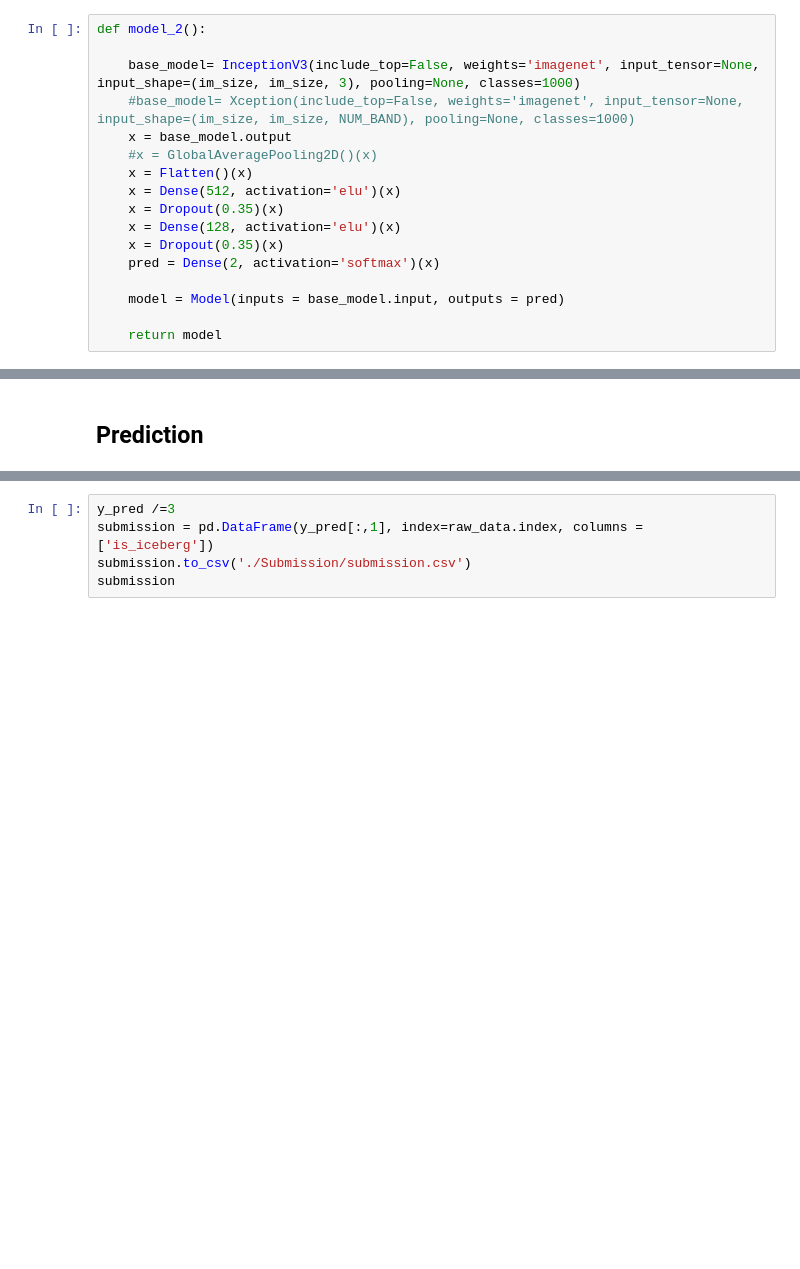
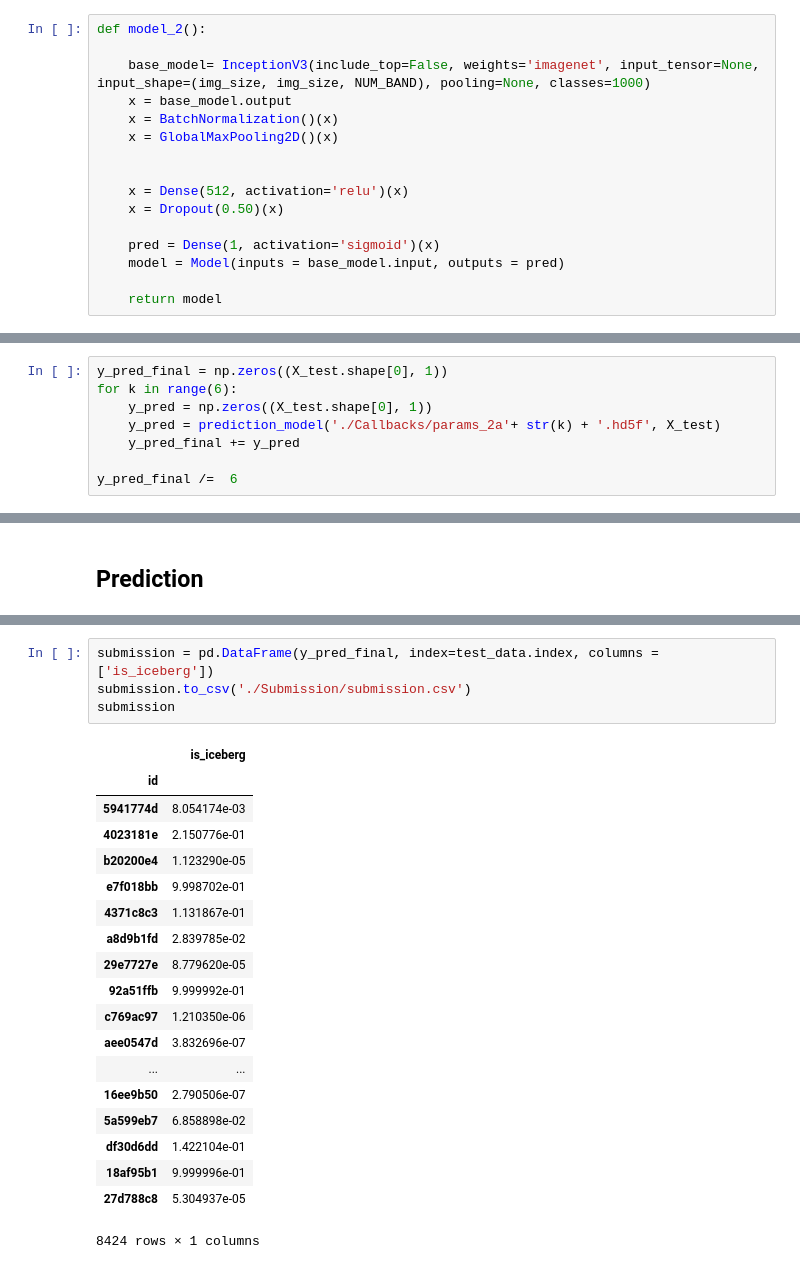
Before and after one commit to gimaik/Kaggle_Statoil_Iceberg_Recognition, a Jupyter notebook: Iceberg.ipynb, the cells around one changed output, grey strips where cells are left out. Drawn from its saved outputs; the diff is of its cells as text; blank space fills up the shorter version.

```diff
--- a/Iceberg.ipynb
+++ b/Iceberg.ipynb
@@ -146,17 +133,16 @@ def model_1():
 # %%
 def model_2():
 
-    base_model= InceptionV3(include_top=False, weights='imagenet', input_tensor=None, input_shape=(im_size, im_size, 3), pooling=None, classes=1000)
-    #base_model= Xception(include_top=False, weights='imagenet', input_tensor=None, input_shape=(im_size, im_size, NUM_BAND), pooling=None, classes=1000)
+    base_model= InceptionV3(include_top=False, weights='imagenet', input_tensor=None, input_shape=(img_size, img_size, NUM_BAND), pooling=None, classes=1000)
     x = base_model.output
-    #x = GlobalAveragePooling2D()(x)
-    x = Flatten()(x)
-    x = Dense(512, activation='elu')(x)
-    x = Dropout(0.35)(x)
-    x = Dense(128, activation='elu')(x)
-    x = Dropout(0.35)(x)
-    pred = Dense(2, activation='softmax')(x)
+    x = BatchNormalization()(x)
+    x = GlobalMaxPooling2D()(x)
 
+
+    x = Dense(512, activation='relu')(x)
+    x = Dropout(0.50)(x)
+
+    pred = Dense(1, activation='sigmoid')(x)
     model = Model(inputs = base_model.input, outputs = pred)
 
     return model
@@ -333,0 +370,8 @@ Epoch 00048: early stopping
+# %%
+y_pred_final = np.zeros((X_test.shape[0], 1))
+for k in range(6):
+    y_pred = np.zeros((X_test.shape[0], 1))
+    y_pred = prediction_model('./Callbacks/params_2a'+ str(k) + '.hd5f', X_test)
+    y_pred_final += y_pred
+
+y_pred_final /=  6
@@ -371,5 +399,24 @@ for key in X.keys():
 # %%
-y_pred /=3
-submission = pd.DataFrame(y_pred[:,1], index=raw_data.index, columns = ['is_iceberg'])
+submission = pd.DataFrame(y_pred_final, index=test_data.index, columns = ['is_iceberg'])
 submission.to_csv('./Submission/submission.csv')
 submission
+# %% [output]
+|  | is_iceberg |
+| id |  |
+| 5941774d | 8.054174e-03 |
+| 4023181e | 2.150776e-01 |
+| b20200e4 | 1.123290e-05 |
+| e7f018bb | 9.998702e-01 |
+| 4371c8c3 | 1.131867e-01 |
+| a8d9b1fd | 2.839785e-02 |
+| 29e7727e | 8.779620e-05 |
+| 92a51ffb | 9.999992e-01 |
+| c769ac97 | 1.210350e-06 |
+| aee0547d | 3.832696e-07 |
+| ... | ... |
+| 16ee9b50 | 2.790506e-07 |
+| 5a599eb7 | 6.858898e-02 |
+| df30d6dd | 1.422104e-01 |
+| 18af95b1 | 9.999996e-01 |
+| 27d788c8 | 5.304937e-05 |
+8424 rows × 1 columns
```
Also changed, not shown: parts of 30 cells of this notebook.
